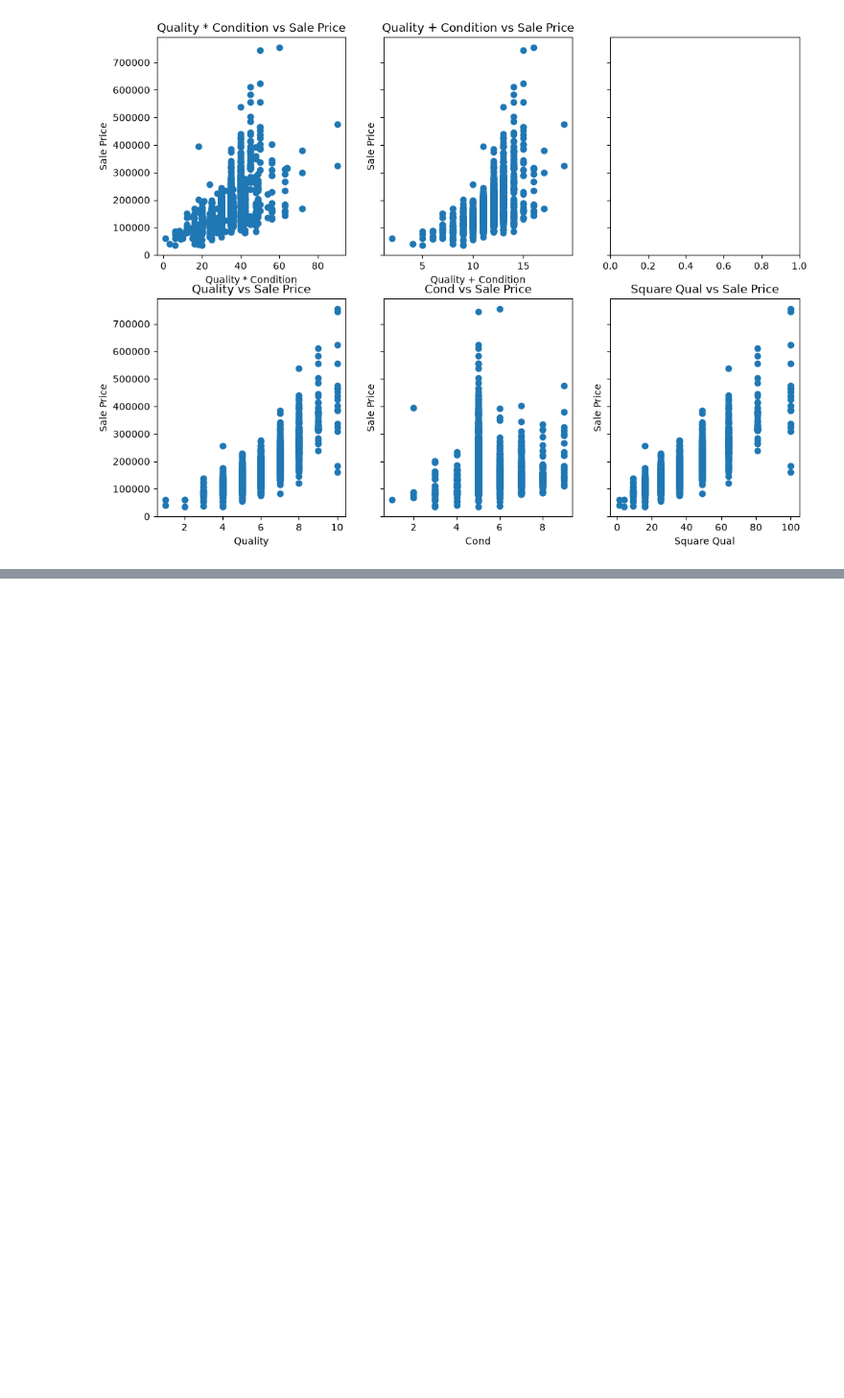
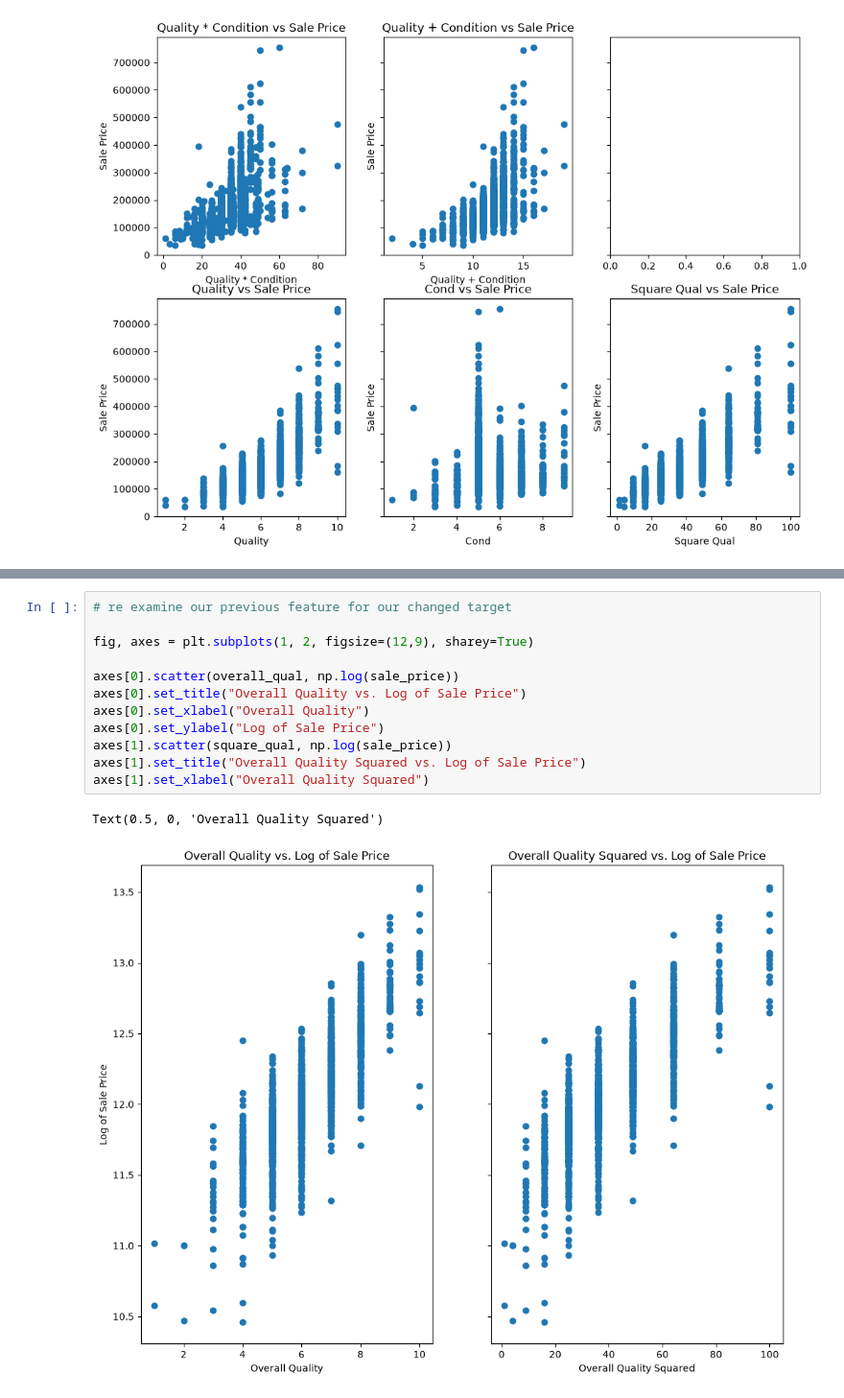
Before and after one commit to ethanhu912/House-Price-ML, a Jupyter notebook: training.ipynb, the cells around one changed output, grey strips where cells are left out. Shown at 96% size. Cells and saved outputs as stored; diff of their text form; blank space fills up the shorter version.

```diff
--- a/training.ipynb
+++ b/training.ipynb
@@ -94,0 +168,15 @@ np.hstack(train_matrix, garage_area)
+# %%
+# re examine our previous feature for our changed target
+
+fig, axes = plt.subplots(1, 2, figsize=(12,9), sharey=True)
+
+axes[0].scatter(overall_qual, np.log(sale_price))
+axes[0].set_title("Overall Quality vs. Log of Sale Price")
+axes[0].set_xlabel("Overall Quality")
+axes[0].set_ylabel("Log of Sale Price")
+axes[1].scatter(square_qual, np.log(sale_price))
+axes[1].set_title("Overall Quality Squared vs. Log of Sale Price")
+axes[1].set_xlabel("Overall Quality Squared")
+# %% [output]
+Text(0.5, 0, 'Overall Quality Squared')
+[figure, added]
```
Also changed, not shown: parts of 13 cells of this notebook.
